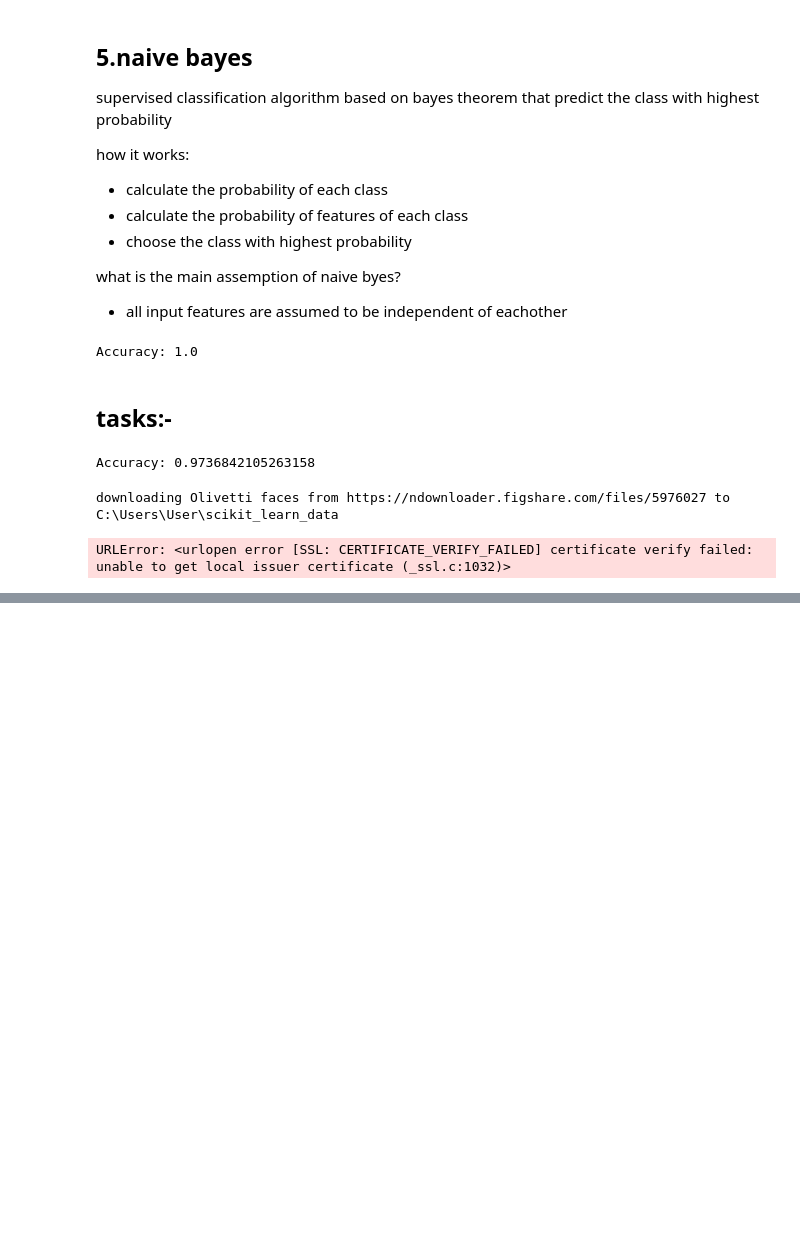
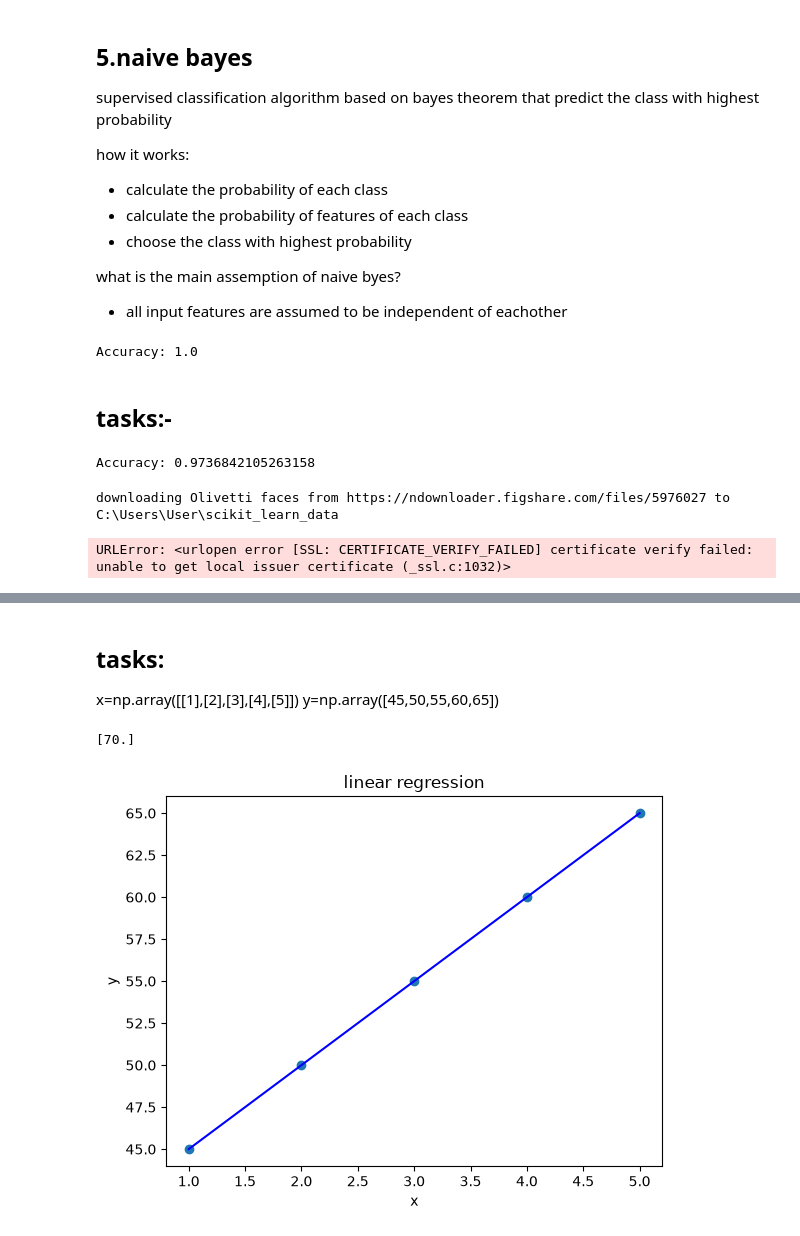
Before and after one commit to shimnasherin73/python-basics, a Jupyter notebook: machine learning.ipynb, the cells around one changed output, grey strips where cells are left out. Saved outputs shown, nothing was run; the diff lists cells and outputs as text; code cells hidden in the pictures; blank space fills up the shorter version.

```diff
--- a/machine learning.ipynb
+++ b/machine learning.ipynb
@@ -526,0 +956,27 @@ Accuracy: 0.8472222222222222
+# %% [markdown]
+## tasks:
+x=np.array([[1],[2],[3],[4],[5]])
+y=np.array([45,50,55,60,65])
+# %%
+from sklearn.linear_model import LinearRegression
+import numpy as np
+import matplotlib.pyplot as plt
+
+x=np.array([[1],[2],[3],[4],[5]])
+y=np.array([45,50,55,60,65])
+
+model=LinearRegression()
+model.fit(x,y)
+y_pred=model.predict(x)
+print(model.predict([[6]]))
+
+#plot:
+plt.scatter(x,y)
+plt.plot(x,y_pred,color="blue")
+plt.xlabel("x")
+plt.ylabel("y")
+plt.title("linear regression")
+plt.show()
+# %% [output]
+[70.]
+[figure, added]
```
Also changed, not shown: parts of 40 cells of this notebook, 2 other files.
